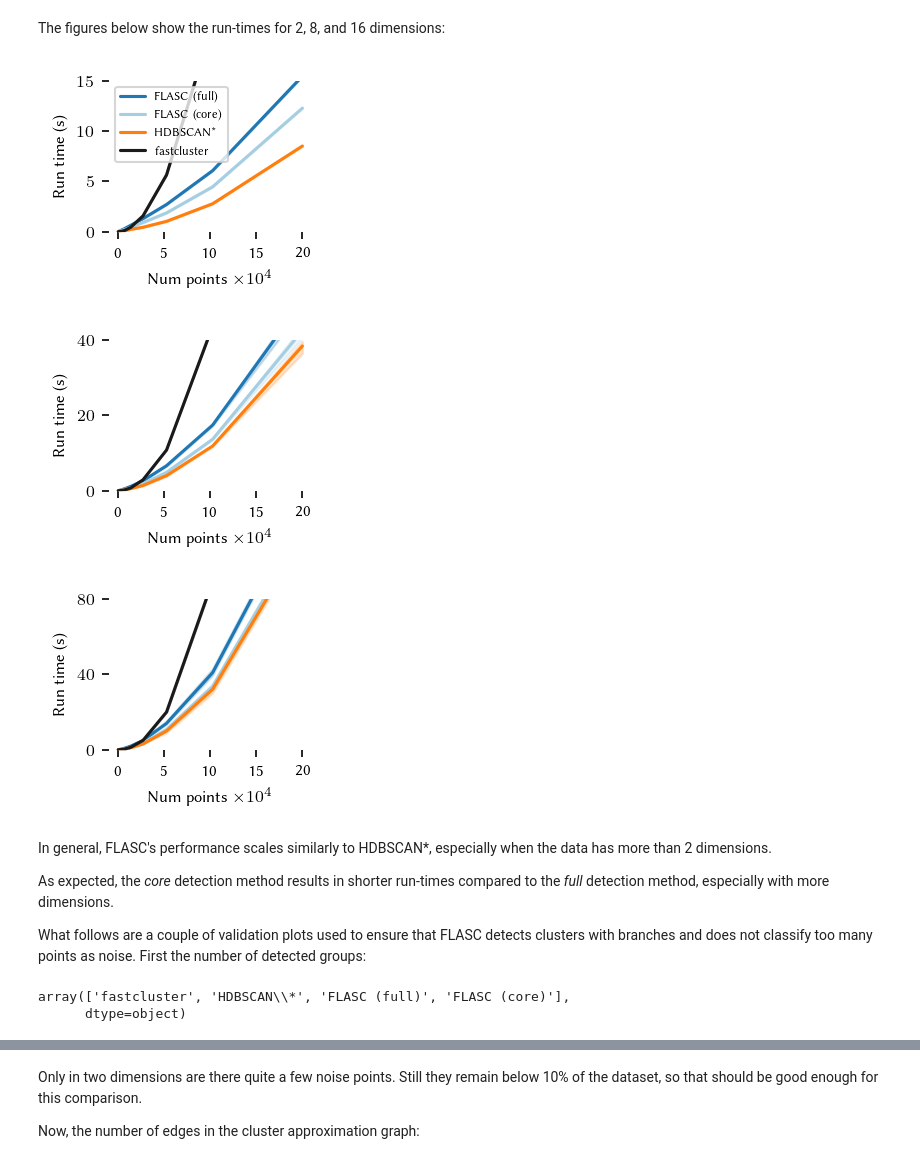
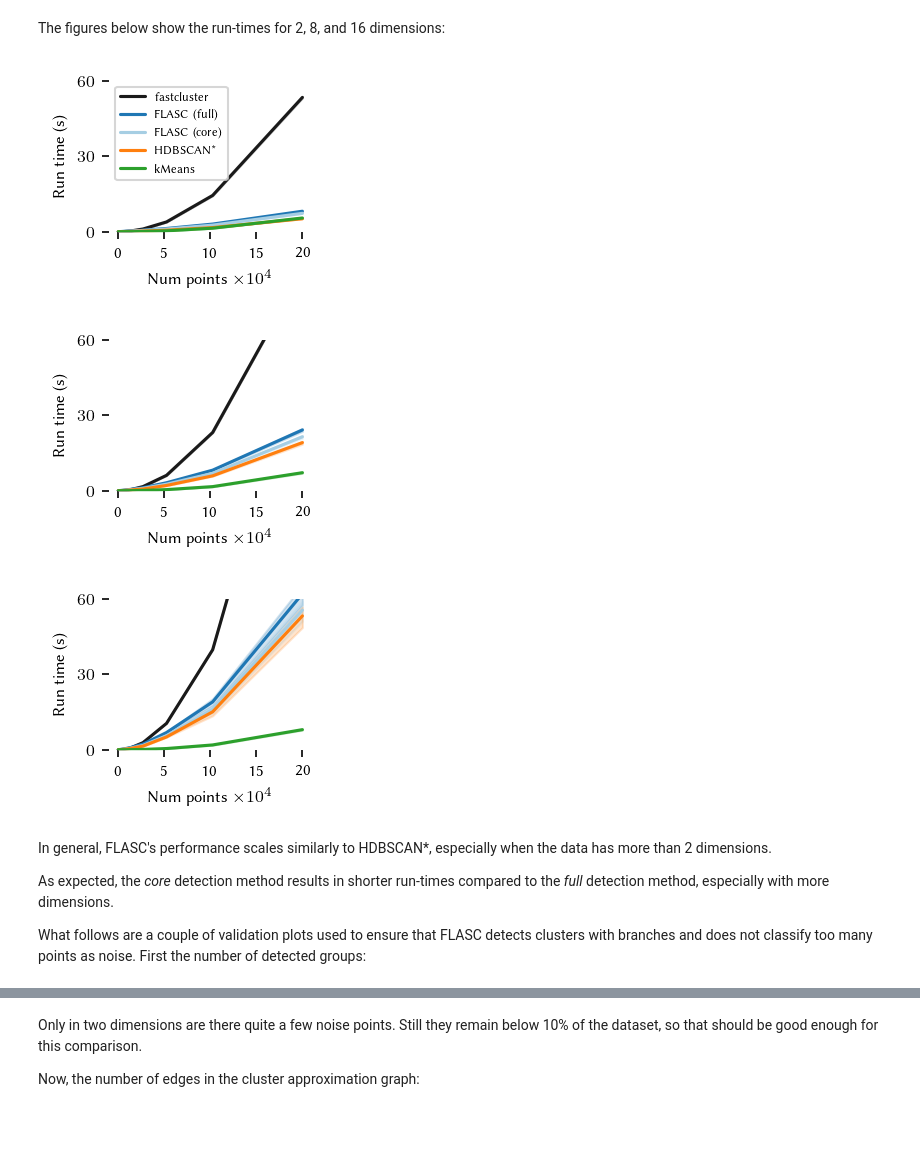
Before and after one commit to vda-lab/pyflasc, a Jupyter notebook: notebooks/Comparison_computational_cost.ipynb, the cells around one changed output, grey strips where cells are left out. Cells and saved outputs as stored; diff of their text form; code cells hidden in the pictures; blank space fills up the shorter version.

```diff
--- a/notebooks/Comparison_computational_cost.ipynb
+++ b/notebooks/Comparison_computational_cost.ipynb
@@ -240,12 +241,14 @@ sweep.algorithm = sweep.algorithm.replace({
     'hdbscan': "HDBSCAN*",
     'flasc (full)': "FLASC (full)",
     'flasc (core)': "FLASC (core)",
+    'kmeans': 'kMeans'
 })
 
 melt.algorithm = melt.algorithm.replace({
     'hdbscan': "HDBSCAN*",
     'flasc (full)': "FLASC (full)",
     'flasc (core)': "FLASC (core)",
+    'kmeans': 'kMeans'
 })
 # %%
 display_names = {
@@ -265,34 +268,34 @@ display_names = {
 The figures below show the run-times for 2, 8, and 16 dimensions:
 # %%
 nu_dims = len(num_dims)
-ylim = [80, 80, 80] #[15, 40, 80]
-ticks = [[0, 5, 10, 15], [0, 20, 40], [0, 40, 80]]
+ylim = [60, 60, 60] #[15, 40, 80]
+ticks = [[0, 30, 60] for _ in range(3)] #[[0, 5, 10, 15], [0, 20, 40], [0, 40, 80]]
 for i, nd in enumerate(num_dims):
     sized_fig(1/nu_dims, aspect=0.8)
     sns.lineplot(melt.query(f'num_dims == {nd}').rename(**display_names),
                  x='Num points', y='Run time (s)', hue='Algorithm',
                  legend=False if i > 0 else "auto",
                  hue_order=[
-                    "FLASC (full)", "FLASC (core)",
-                    "HDBSCAN*", "fastcluster",
+                    "fastcluster", "FLASC (full)", "FLASC (core)",
+                    "HDBSCAN*", 'kMeans',
                 ],
-                palette=['C0', '#a6cee3', 'C1', 'k']
+                palette=['k', 'C0', '#a6cee3', 'C1', 'C2']
                 )
     plt.gca().set_xticks([0, 50000, 100000, 150000, 200000])
     plt.gca().set_xticklabels(['0', '5', '10', '15', '20'])
     if i == 0:
         l = plt.legend(loc='upper left', title_fontsize=6, fontsize=6)
         adjust_legend_subtitles(l)
     plt.xlabel(f'Num points $\\times 10^4$')
     plt.ylim([0, ylim[i]])
     plt.yticks(ticks[i])
     plt.subplots_adjust(0.24, 0.26, 0.98, 0.95, 0, 0)
     plt.savefig(f'./images/run_times_{nd:d}_dims.png')
     plt.show()
 # %% [output]
-[figure, old version]
+[figure, new version]
-[figure, old version]
+[figure, new version]
-[figure, old version]
+[figure, new version]
 # %% [markdown]
 In general, FLASC's performance scales similarly to HDBSCAN\*, especially when
 the data has more than 2 dimensions.
@@ -301,13 +304,8 @@ As expected, the *core* detection method results in shorter run-times compared
 to the *full* detection method, especially with more dimensions.
 
 What follows are a couple of validation plots used to ensure that FLASC detects
-clusters with branches and does not classify too many points as noise.
-First the number of detected groups:
+clusters with branches and does not classify too many points as noise. First the
+number of detected groups:
-# %%
-melt.algorithm.unique()
-# %% [output]
-array(['fastcluster', 'HDBSCAN\\*', 'FLASC (full)', 'FLASC (core)'],
-      dtype=object)
 # %%
 nu_dims = len(num_dims)
 for i, nd in enumerate(num_dims):
```
Also changed, not shown: parts of 10 cells of this notebook, 7 other files.
